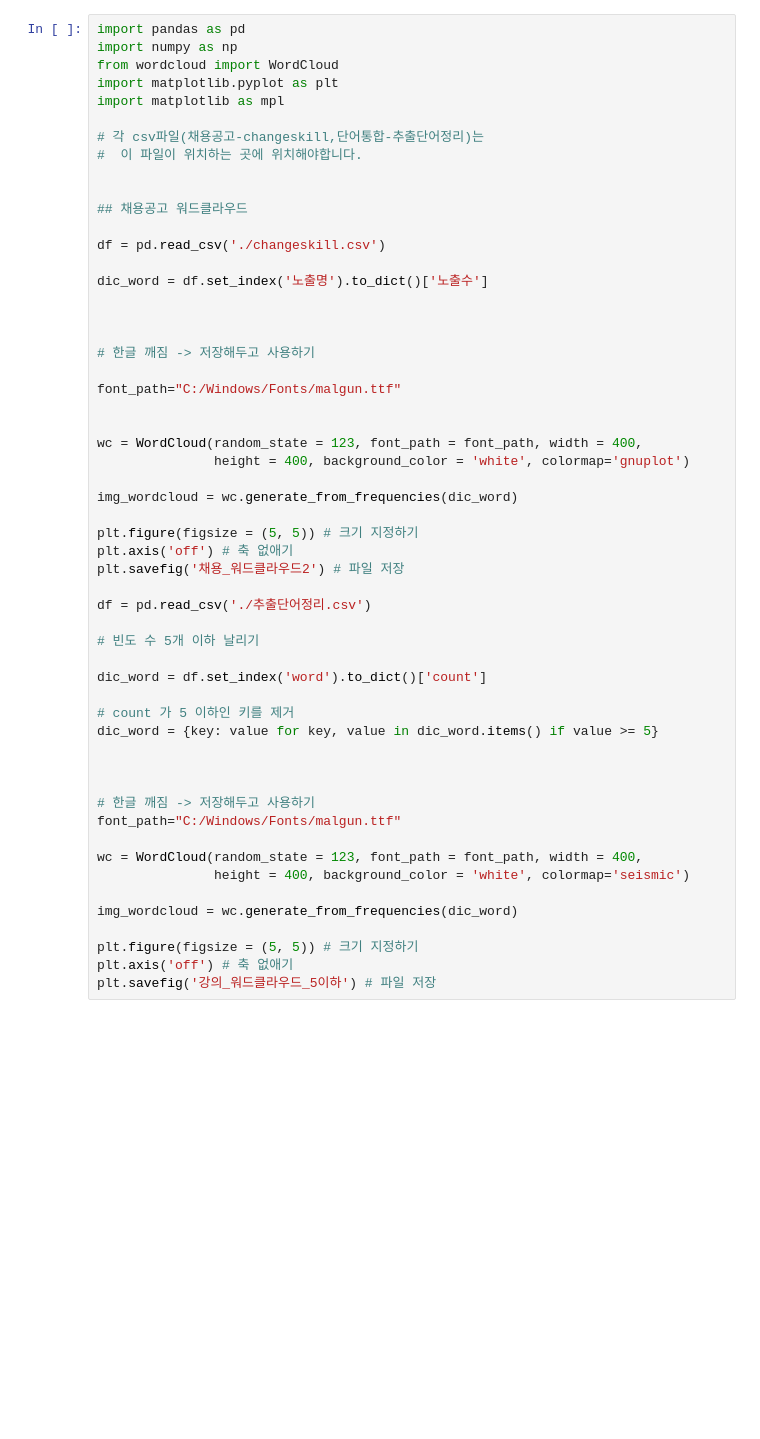
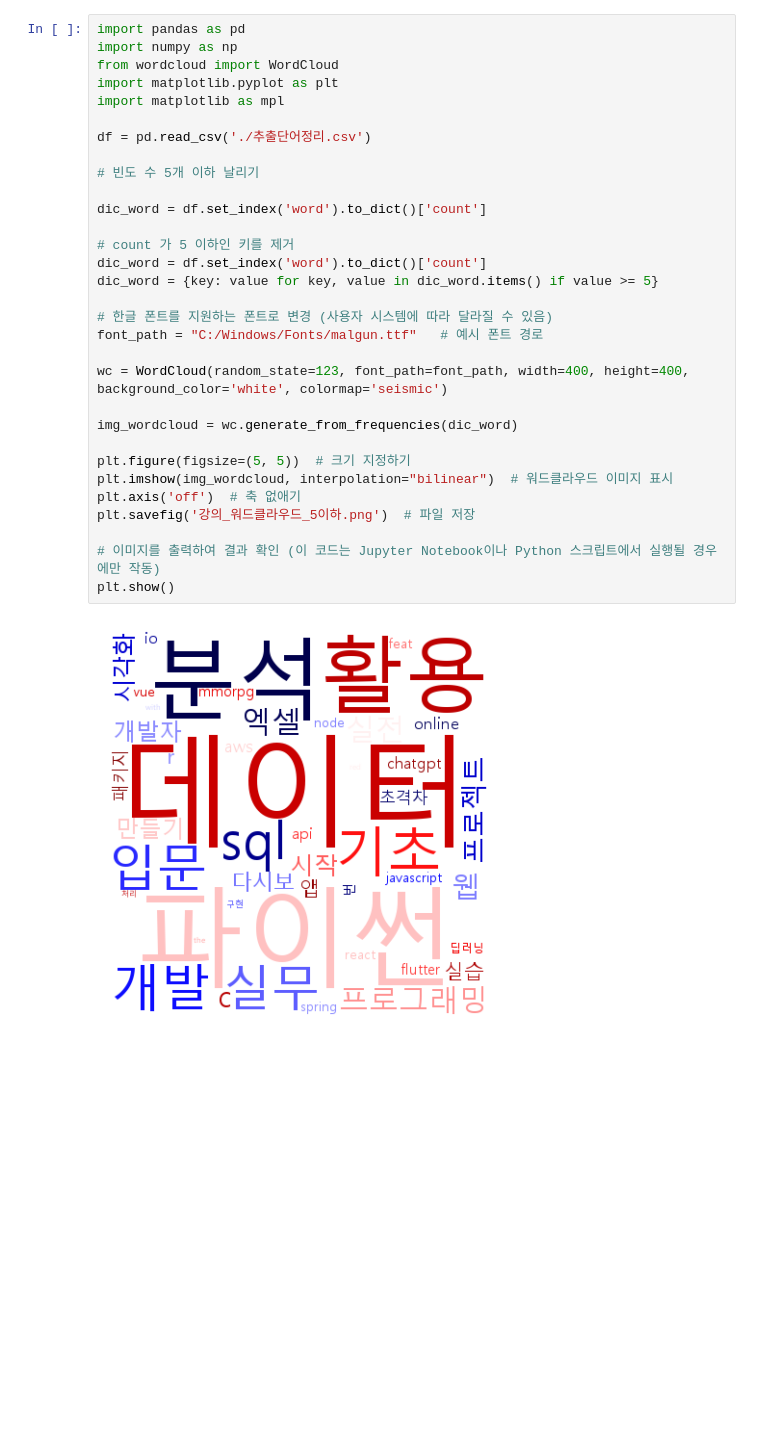
Before and after one commit to makeflower99/crawling_big6, a Jupyter notebook: 가설1 채용공고,강의단어 워드클라우드.ipynb, the cells around one changed output. Cells and saved outputs as stored; diff of their text form; blank space fills up the shorter version.

Commit message:
가설1 채용공고,강의단어 워드클라우드
가설1 채용공고,강의단어 워드클라우드

```diff
--- a/가설1 채용공고,강의단어 워드클라우드.ipynb
+++ b/가설1 채용공고,강의단어 워드클라우드.ipynb
@@ -1,57 +31,33 @@
 # %%
 import pandas as pd
 import numpy as np
 from wordcloud import WordCloud
 import matplotlib.pyplot as plt
 import matplotlib as mpl
-
-# 각 csv파일(채용공고-changeskill,단어통합-추출단어정리)는
-#  이 파일이 위치하는 곳에 위치해야합니다.
-
-
-## 채용공고 워드클라우드
-
-df = pd.read_csv('./changeskill.csv')
-
-dic_word = df.set_index('노출명').to_dict()['노출수']
-
-
-
-# 한글 깨짐 -> 저장해두고 사용하기
-
-font_path="C:/Windows/Fonts/malgun.ttf"
-
-
-wc = WordCloud(random_state = 123, font_path = font_path, width = 400,
-               height = 400, background_color = 'white', colormap='gnuplot')
-
-img_wordcloud = wc.generate_from_frequencies(dic_word)
-
-plt.figure(figsize = (5, 5)) # 크기 지정하기
-plt.axis('off') # 축 없애기
-plt.savefig('채용_워드클라우드2') # 파일 저장
 
 df = pd.read_csv('./추출단어정리.csv')
 
 # 빈도 수 5개 이하 날리기
 
 dic_word = df.set_index('word').to_dict()['count']
 
 # count 가 5 이하인 키를 제거
+dic_word = df.set_index('word').to_dict()['count']
 dic_word = {key: value for key, value in dic_word.items() if value >= 5}
 
+# 한글 폰트를 지원하는 폰트로 변경 (사용자 시스템에 따라 달라질 수 있음)
+font_path = "C:/Windows/Fonts/malgun.ttf"   # 예시 폰트 경로
 
-
-# 한글 깨짐 -> 저장해두고 사용하기
-font_path="C:/Windows/Fonts/malgun.ttf"
-
-wc = WordCloud(random_state = 123, font_path = font_path, width = 400,
-               height = 400, background_color = 'white', colormap='seismic')
+wc = WordCloud(random_state=123, font_path=font_path, width=400, height=400, background_color='white', colormap='seismic')
 
 img_wordcloud = wc.generate_from_frequencies(dic_word)
 
-plt.figure(figsize = (5, 5)) # 크기 지정하기
-plt.axis('off') # 축 없애기
-plt.savefig('강의_워드클라우드_5이하') # 파일 저장
+plt.figure(figsize=(5, 5))  # 크기 지정하기
+plt.imshow(img_wordcloud, interpolation="bilinear")  # 워드클라우드 이미지 표시
+plt.axis('off')  # 축 없애기
+plt.savefig('강의_워드클라우드_5이하.png')  # 파일 저장
+
+# 이미지를 출력하여 결과 확인 (이 코드는 Jupyter Notebook이나 Python 스크립트에서 실행될 경우에만 작동)
+plt.show()
 # %% [output]
-[figure, old version]
+[figure, new version]
```
Also changed, not shown: parts of 2 cells of this notebook.
